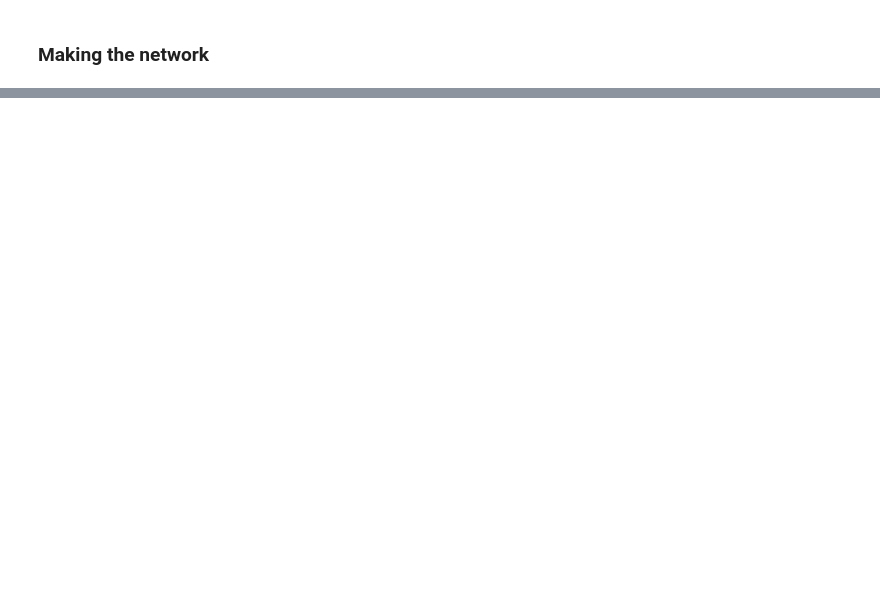
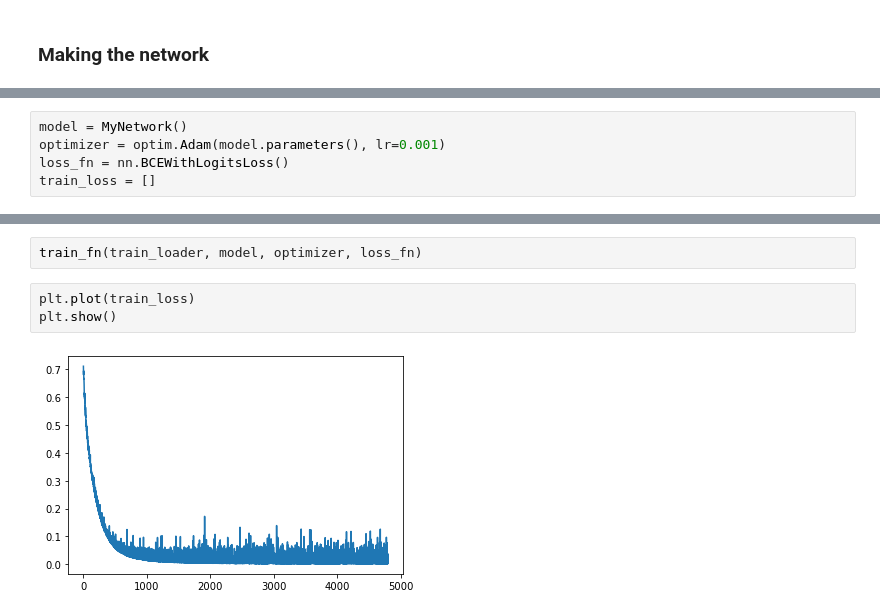
Before and after one commit to abobwq/group-design-practical, a Jupyter notebook: Group Design Practical.ipynb, the cells around one changed output, grey strips where cells are left out. Drawn from its saved outputs; the diff is of its cells as text; blank space fills up the shorter version.

```diff
--- a/Group Design Practical.ipynb
+++ b/Group Design Practical.ipynb
@@ -166,0 +172,5 @@ class MyNetwork(nn.Module):
+# %%
+model = MyNetwork()
+optimizer = optim.Adam(model.parameters(), lr=0.001)
+loss_fn = nn.BCEWithLogitsLoss()
+train_loss = []
@@ -166,0 +190,7 @@ class MyNetwork(nn.Module):
+# %%
+train_fn(train_loader, model, optimizer, loss_fn)
+# %%
+plt.plot(train_loss)
+plt.show()
+# %% [output]
+[figure, added]
```
Also changed, not shown: parts of 14 cells of this notebook.
